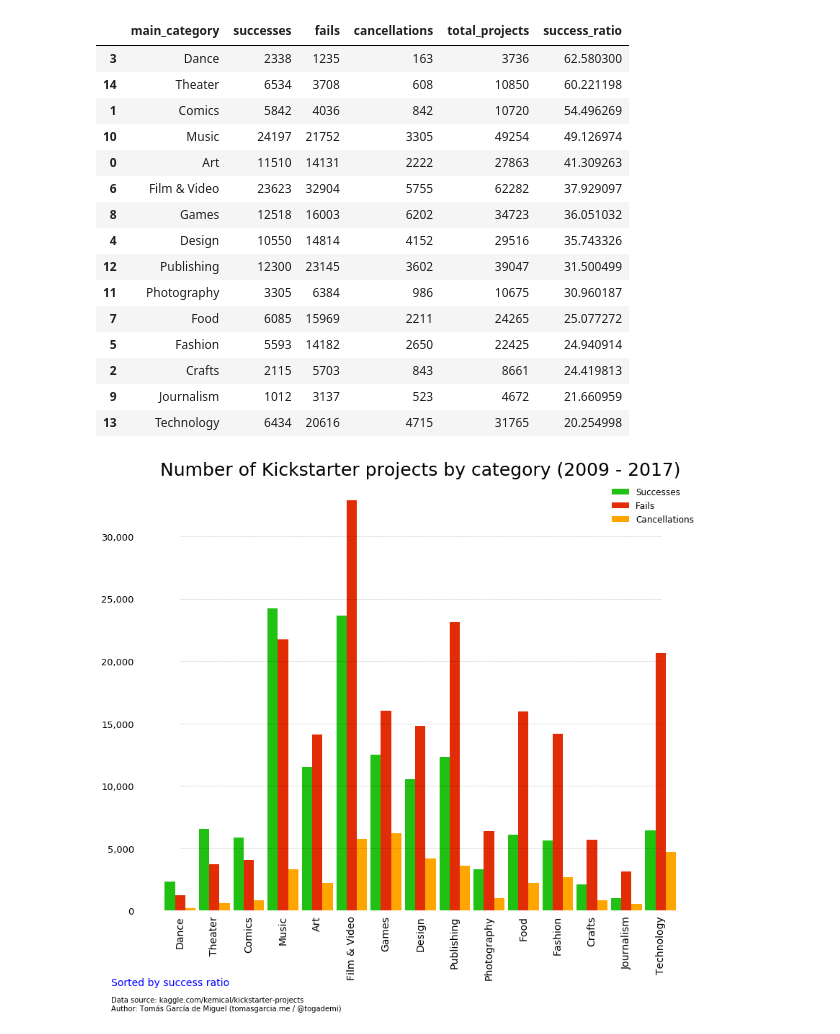
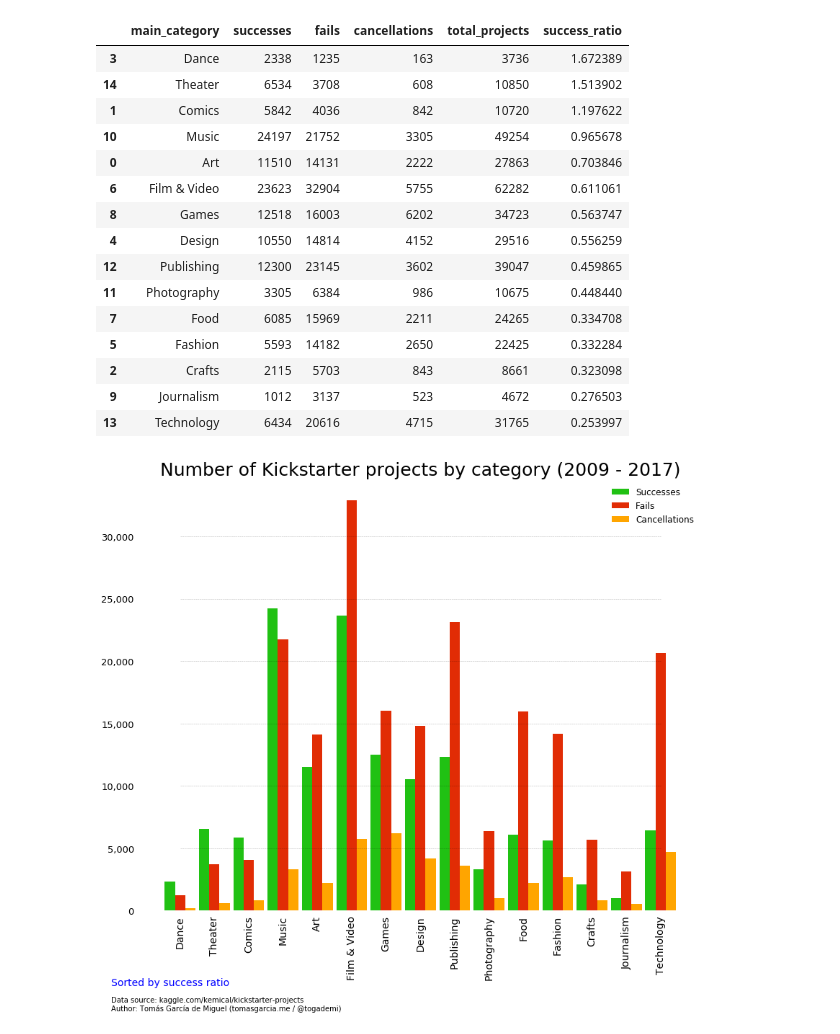
Before and after one commit to togademi/dataviz, a Jupyter notebook: kickstarter.ipynb, the cells around one changed output. Saved outputs shown, nothing was run; the diff lists cells and outputs as text; code cells hidden in the pictures.

Commit message:
Kickstarter: fix the computation of success ratio

```diff
--- a/kickstarter.ipynb
+++ b/kickstarter.ipynb
@@ -17,38 +17,38 @@ def count_items_in_category(df, category, state_param):
 # %%
 categories_df = pd.DataFrame(columns=['successes', 'fails', 'cancellations'])
 categories_df.insert(loc=0, column='main_category', value=main_categories)
 
 for main_category in main_categories:
     categories_df.loc[categories_df['main_category'] == main_category, 'successes'] = count_items_in_category(data, main_category, 'successful')
     categories_df.loc[categories_df['main_category'] == main_category, 'fails'] = count_items_in_category(data, main_category, 'failed')
     categories_df.loc[categories_df['main_category'] == main_category, 'cancellations'] = count_items_in_category(data, main_category, 'canceled')
 
 # Create new column for total number of projects
 categories_df['total_projects'] = categories_df.apply(lambda row: row.successes + row.fails + row.cancellations, axis=1)
 
-# Create new column for success ratio (percentage)
-categories_df['success_ratio'] = categories_df.apply(lambda row: (row.successes * 100) / row.total_projects, axis=1)
+# Create new column for success ratio
+categories_df['success_ratio'] = categories_df.apply(lambda row: (row.successes) / (row.fails + row.cancellations), axis=1)
 
 # Sort by success ratio
 categories_df = categories_df.sort_values('success_ratio', ascending=False)
 categories_df
 # %% [output]
 |  | main_category | successes | fails | cancellations | total_projects | success_ratio |
-| 3 | Dance | 2338 | 1235 | 163 | 3736 | 62.580300 |
-| 14 | Theater | 6534 | 3708 | 608 | 10850 | 60.221198 |
-| 1 | Comics | 5842 | 4036 | 842 | 10720 | 54.496269 |
-| 10 | Music | 24197 | 21752 | 3305 | 49254 | 49.126974 |
-| 0 | Art | 11510 | 14131 | 2222 | 27863 | 41.309263 |
-| 6 | Film & Video | 23623 | 32904 | 5755 | 62282 | 37.929097 |
-| 8 | Games | 12518 | 16003 | 6202 | 34723 | 36.051032 |
-| 4 | Design | 10550 | 14814 | 4152 | 29516 | 35.743326 |
-| 12 | Publishing | 12300 | 23145 | 3602 | 39047 | 31.500499 |
-| 11 | Photography | 3305 | 6384 | 986 | 10675 | 30.960187 |
-| 7 | Food | 6085 | 15969 | 2211 | 24265 | 25.077272 |
-| 5 | Fashion | 5593 | 14182 | 2650 | 22425 | 24.940914 |
-| 2 | Crafts | 2115 | 5703 | 843 | 8661 | 24.419813 |
-| 9 | Journalism | 1012 | 3137 | 523 | 4672 | 21.660959 |
-| 13 | Technology | 6434 | 20616 | 4715 | 31765 | 20.254998 |
+| 3 | Dance | 2338 | 1235 | 163 | 3736 | 1.672389 |
+| 14 | Theater | 6534 | 3708 | 608 | 10850 | 1.513902 |
+| 1 | Comics | 5842 | 4036 | 842 | 10720 | 1.197622 |
+| 10 | Music | 24197 | 21752 | 3305 | 49254 | 0.965678 |
+| 0 | Art | 11510 | 14131 | 2222 | 27863 | 0.703846 |
+| 6 | Film & Video | 23623 | 32904 | 5755 | 62282 | 0.611061 |
+| 8 | Games | 12518 | 16003 | 6202 | 34723 | 0.563747 |
+| 4 | Design | 10550 | 14814 | 4152 | 29516 | 0.556259 |
+| 12 | Publishing | 12300 | 23145 | 3602 | 39047 | 0.459865 |
+| 11 | Photography | 3305 | 6384 | 986 | 10675 | 0.448440 |
+| 7 | Food | 6085 | 15969 | 2211 | 24265 | 0.334708 |
+| 5 | Fashion | 5593 | 14182 | 2650 | 22425 | 0.332284 |
+| 2 | Crafts | 2115 | 5703 | 843 | 8661 | 0.323098 |
+| 9 | Journalism | 1012 | 3137 | 523 | 4672 | 0.276503 |
+| 13 | Technology | 6434 | 20616 | 4715 | 31765 | 0.253997 |
 # %%
 x = np.arange(main_categories.size)
 fig, ax = plt.subplots()
```
